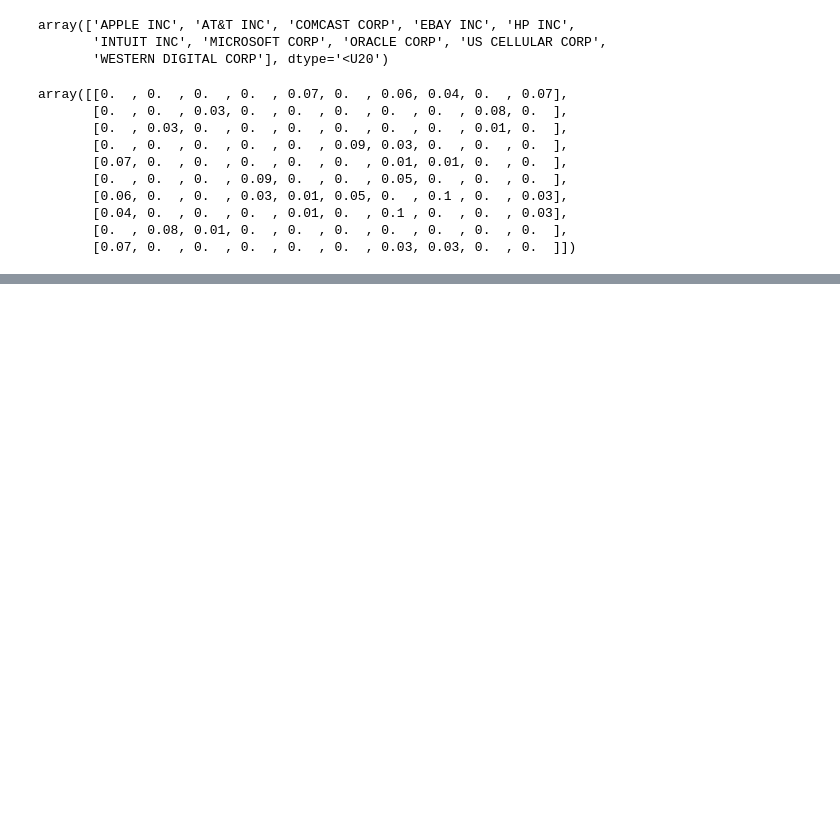
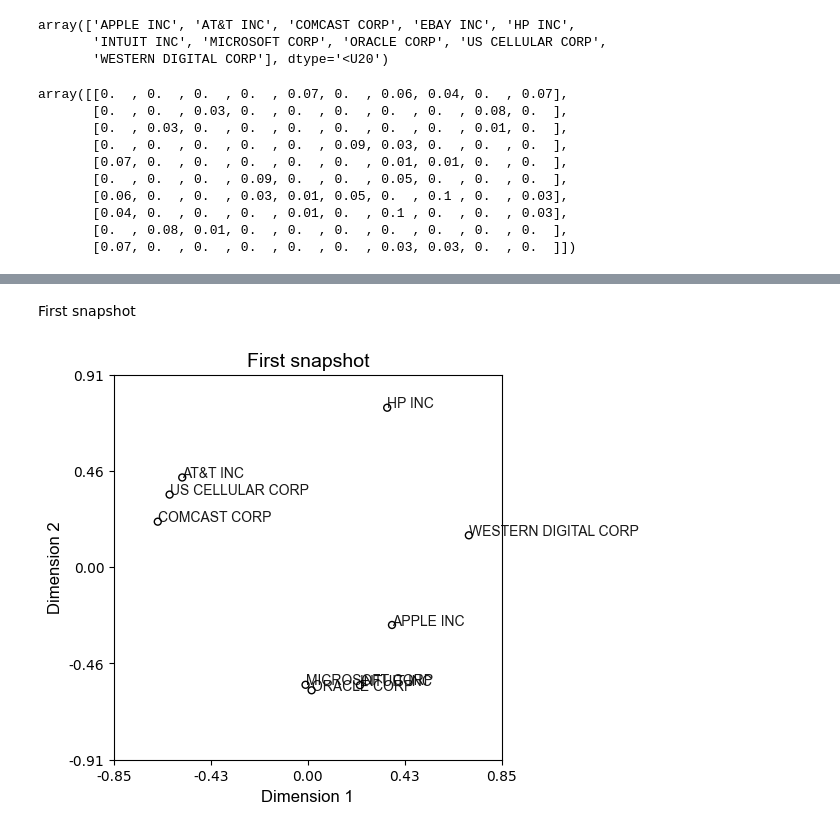
Before and after one commit to mpmatthe/evomap-JSS, a Jupyter notebook: src/evomap-demo.ipynb, the cells around one changed output, grey strips where cells are left out. Saved outputs shown, nothing was run; the diff lists cells and outputs as text; code cells hidden in the pictures; blank space fills up the shorter version.

```diff
--- a/src/evomap-demo.ipynb
+++ b/src/evomap-demo.ipynb
@@ -198,3 +180,8 @@ periods = data.year.unique()
 # %%
-from evomap.preprocessing import edgelist2matrix
-matrix, label = edgelist2matrix(data, score_var= 'score', id_var_i= 'name1', id_var_j= 'name2')
+from evomap.preprocessing import edgelist2matrices
+S_t, labels_t = edgelist2matrices(
+    data,
+    score_var = 'score',
+    id_var_i = 'name1',
+    id_var_j ='name2',
+    time_var = 'year')
@@ -214,0 +190,3 @@ S_t, lables = edgelist2matrices(data, score_var= 'score', id_var_i = 'name1', id
+# %%
+labels = labels_t[0]
+n_samples = len(labels)
@@ -1231,0 +279,6 @@ fig
+# %% [markdown]
+First snapshot
+# %%
+draw_map(X_t[0], show_axes=True, label = labels, title = 'First snapshot')
+# %% [output]
+[figure, added]
```
Also changed, not shown: parts of 105 cells of this notebook, 14 other files.
